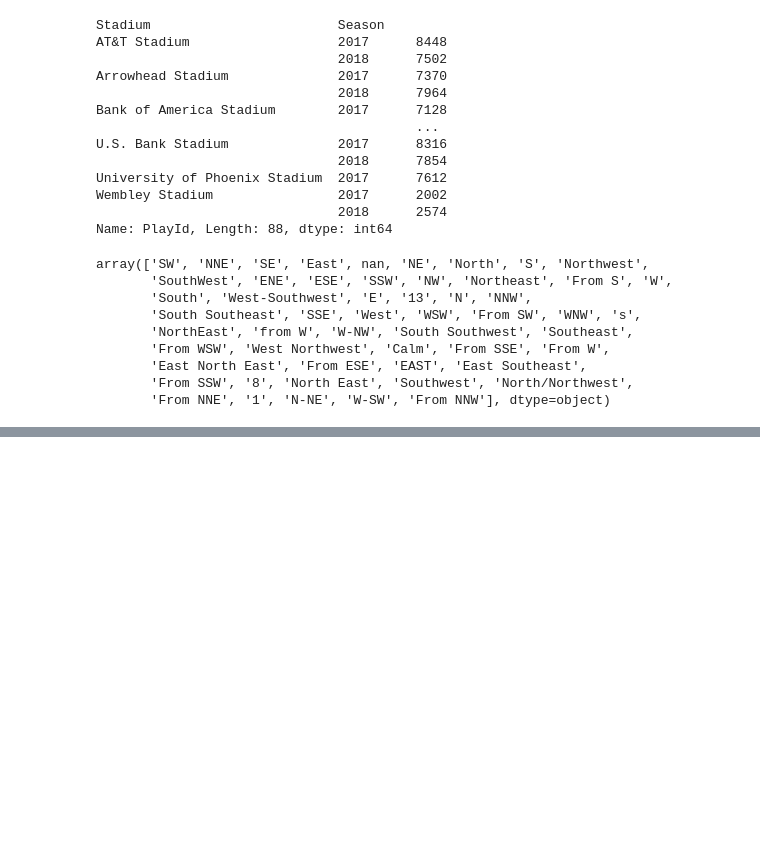
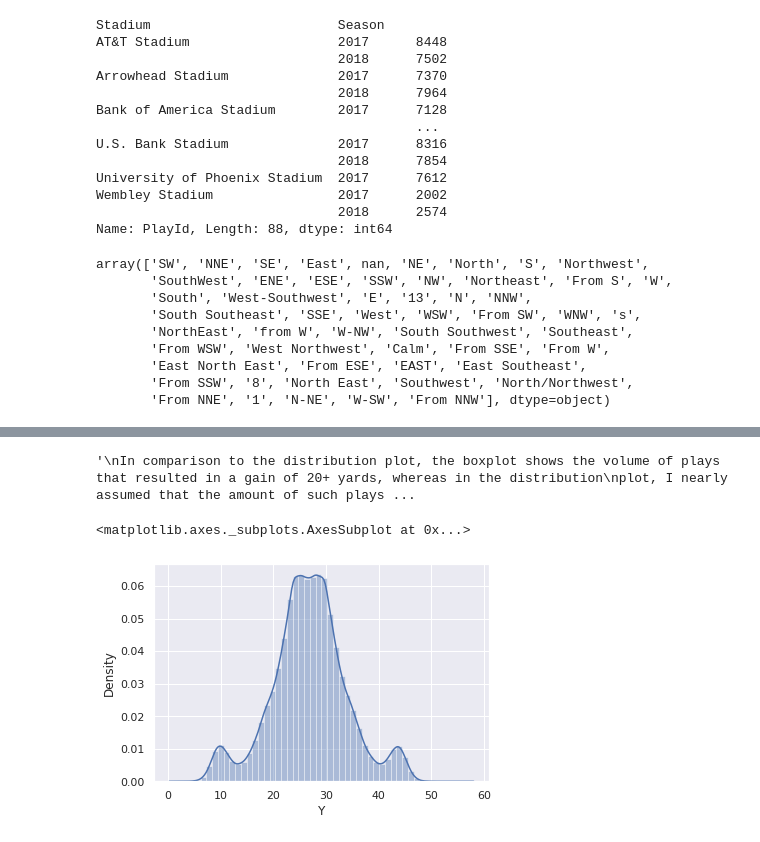
Before and after one commit to anaconda121/Deep-Learning, a Jupyter notebook: Preprocessing/Mini_Project_3.ipynb, the cells around one changed output, grey strips where cells are left out. Saved outputs shown, nothing was run; the diff lists cells and outputs as text; code cells hidden in the pictures; blank space fills up the shorter version.

```diff
--- a/Preprocessing/Mini_Project_3.ipynb
+++ b/Preprocessing/Mini_Project_3.ipynb
@@ -190,0 +222,17 @@ array(['SW', 'NNE', 'SE', 'East', nan, 'NE', 'North', 'S', 'Northwest',
+# %%
+"""
+In comparison to the distribution plot, the boxplot shows the volume of plays that resulted in a gain of 20+ yards, whereas in the distribution
+plot, I nearly assumed that the amount of such plays were near 0 due to the line being nearly close to the origin. When I did a basic boolean
+filter command to filter the number of plays that resulted in greater than a 50 yard gain, I got 1518 plays.
+
+Something that could be potentially misleading about a boxplot is that is the majority of the datapoints take up a minimal amount of space.
+The box in the plot represents the 25th - 75th percentile of datapoints, yet takes up far fewer space than the supposed "outliers" despite
+representing far more datapoints.
+"""
+# %% [output]
+'\nIn comparison to the distribution plot, the boxplot shows the volume of plays that resulted in a gain of 20+ yards, whereas in the distribution\nplot, I nearly assumed that the amount of such plays ...
+# %%
+sns.distplot(data_raw["Y"], kde=True)
+# %% [output]
+<matplotlib.axes._subplots.AxesSubplot at 0x...>
+[figure, added]
```
Also changed, not shown: parts of 11 cells of this notebook.
